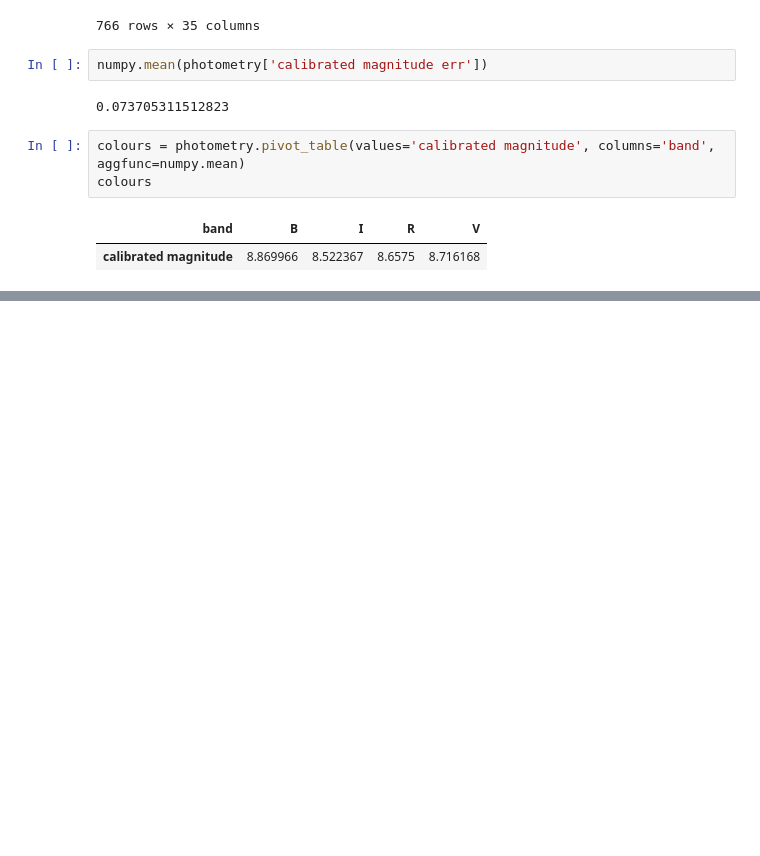
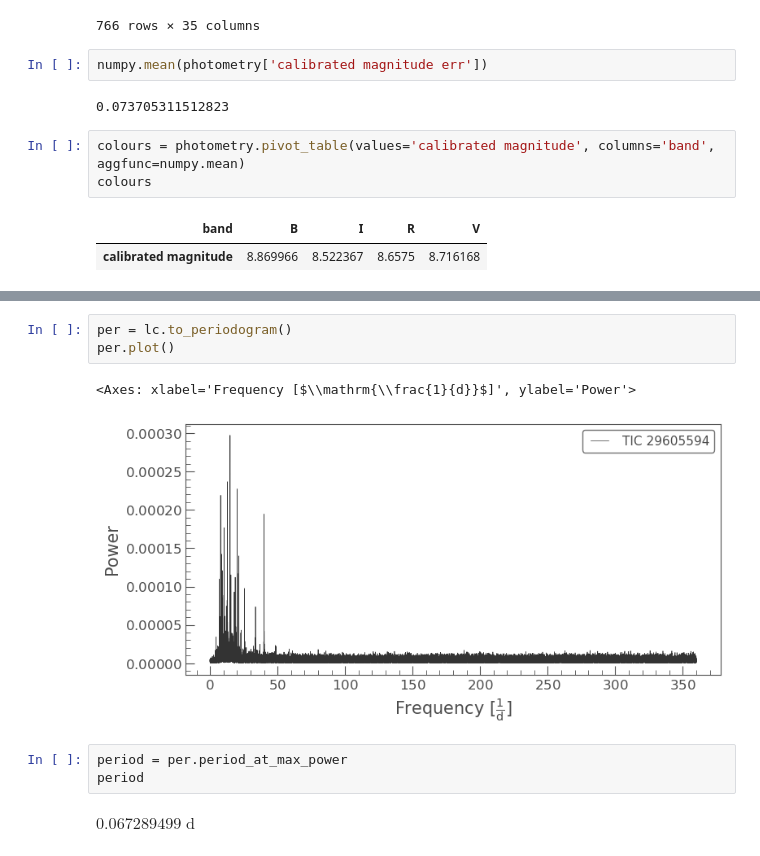
Before and after one commit to adammcmaster/pirate-photometry, a Jupyter notebook: hd38451.ipynb, the cells around one changed output, grey strips where cells are left out. Cells and saved outputs as stored; diff of their text form; blank space fills up the shorter version.

```diff
--- a/hd38451.ipynb
+++ b/hd38451.ipynb
@@ -106,0 +121,11 @@ pf.to_periodogram('bls').plot()
+# %%
+per = lc.to_periodogram()
+per.plot()
+# %% [output]
+<Axes: xlabel='Frequency [$\\mathrm{\\frac{1}{d}}$]', ylabel='Power'>
+[figure, added]
+# %%
+period = per.period_at_max_power
+period
+# %% [output]
+$0.067289499 \; \mathrm{d}$
```
Also changed, not shown: parts of 9 cells of this notebook.
